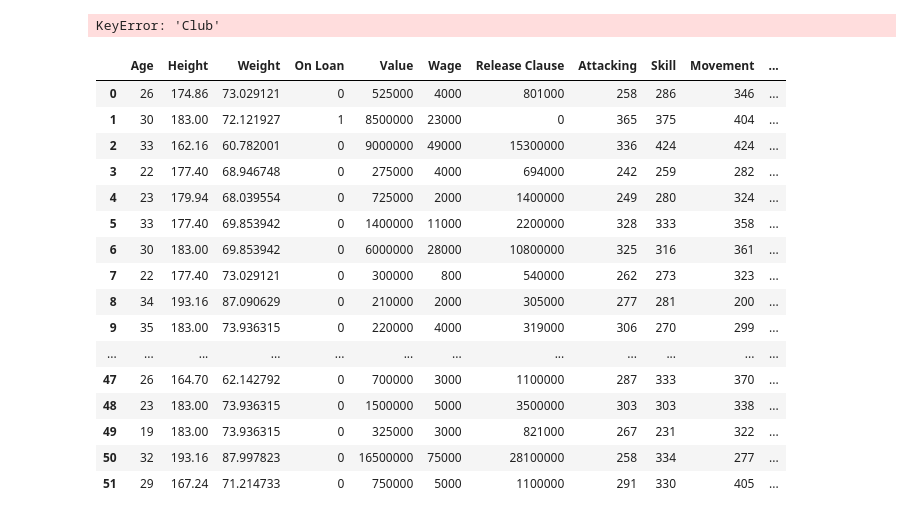
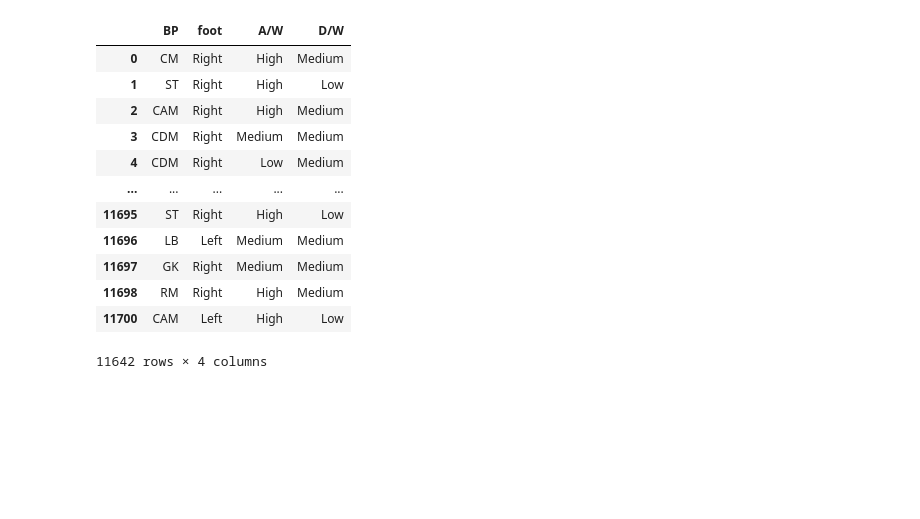
Before and after one commit to rjpeters/fifa, a Jupyter notebook: fifa_project.ipynb, the cells around one changed output. Drawn from its saved outputs; the diff is of its cells as text; code cells hidden in the pictures; blank space fills up the shorter version.

```diff
--- a/fifa_project.ipynb
+++ b/fifa_project.ipynb
@@ -183,7 +183,7 @@ def preprocess(data):
     # Drop columns with irrelevant attributes
     #Some atributes are used to calculate the rating per category, that we already have, so individual attributes are not necessary here
 
-    data = data.drop(['Club','Team & Contract', 'Position', 'ID','Growth','Joined', 'Contract','Name','Crossing','Finishing','Heading Accuracy','Short Passing','Volleys',
+    data = data.drop(['Nationality','Club','Team & Contract', 'Position', 'ID','Growth','Joined', 'Contract','Name','Crossing','Finishing','Heading Accuracy','Short Passing','Volleys',
            'Dribbling','Curve','FK Accuracy','Long Passing','Ball Control',
            'Acceleration','Sprint Speed','Agility','Reactions','Balance',
           'Shot Power','Jumping','Stamina','Strength','Long Shots',
@@ -199,32 +199,24 @@ def preprocess(data):
     return data
 
 data = preprocess(df)
-# %% [output]
-KeyError: 'Club'
 # %%
 y = data['OVA']
 
 X = data.drop(['OVA'], axis = 1)
 # %%
-X_num = data.select_dtypes(np.number)
-X_cat = data.select_dtypes(object)
+X_num = X.select_dtypes(np.number)
+X_cat = X.select_dtypes(object)
+# %% [output]
+|  | BP | foot | A/W | D/W |
+| 0 | CM | Right | High | Medium |
+| 1 | ST | Right | High | Low |
+| 2 | CAM | Right | High | Medium |
+| 3 | CDM | Right | Medium | Medium |
+| 4 | CDM | Right | Low | Medium |
+| ... | ... | ... | ... | ... |
+| 11695 | ST | Right | High | Low |
+| 11696 | LB | Left | Medium | Medium |
+| 11697 | GK | Right | Medium | Medium |
+| 11698 | RM | Right | High | Medium |
+| 11700 | CAM | Left | High | Low |
+11642 rows × 4 columns
-# %%
-X_num.head(50)
-# %% [output]
-|  | Age | Height | Weight | On Loan | Value | Wage | Release Clause | Attacking | Skill | Movement | ... |
-| 0 | 26 | 174.86 | 73.029121 | 0 | 525000 | 4000 | 801000 | 258 | 286 | 346 | ... |
-| 1 | 30 | 183.00 | 72.121927 | 1 | 8500000 | 23000 | 0 | 365 | 375 | 404 | ... |
-| 2 | 33 | 162.16 | 60.782001 | 0 | 9000000 | 49000 | 15300000 | 336 | 424 | 424 | ... |
-| 3 | 22 | 177.40 | 68.946748 | 0 | 275000 | 4000 | 694000 | 242 | 259 | 282 | ... |
-| 4 | 23 | 179.94 | 68.039554 | 0 | 725000 | 2000 | 1400000 | 249 | 280 | 324 | ... |
-| 5 | 33 | 177.40 | 69.853942 | 0 | 1400000 | 11000 | 2200000 | 328 | 333 | 358 | ... |
-| 6 | 30 | 183.00 | 69.853942 | 0 | 6000000 | 28000 | 10800000 | 325 | 316 | 361 | ... |
-| 7 | 22 | 177.40 | 73.029121 | 0 | 300000 | 800 | 540000 | 262 | 273 | 323 | ... |
-| 8 | 34 | 193.16 | 87.090629 | 0 | 210000 | 2000 | 305000 | 277 | 281 | 200 | ... |
-| 9 | 35 | 183.00 | 73.936315 | 0 | 220000 | 4000 | 319000 | 306 | 270 | 299 | ... |
-| ... | ... | ... | ... | ... | ... | ... | ... | ... | ... | ... | ... |
-| 47 | 26 | 164.70 | 62.142792 | 0 | 700000 | 3000 | 1100000 | 287 | 333 | 370 | ... |
-| 48 | 23 | 183.00 | 73.936315 | 0 | 1500000 | 5000 | 3500000 | 303 | 303 | 338 | ... |
-| 49 | 19 | 183.00 | 73.936315 | 0 | 325000 | 3000 | 821000 | 267 | 231 | 322 | ... |
-| 50 | 32 | 193.16 | 87.997823 | 0 | 16500000 | 75000 | 28100000 | 258 | 334 | 277 | ... |
-| 51 | 29 | 167.24 | 71.214733 | 0 | 750000 | 5000 | 1100000 | 291 | 330 | 405 | ... |
```
Also changed, not shown: parts of 10 cells of this notebook.
